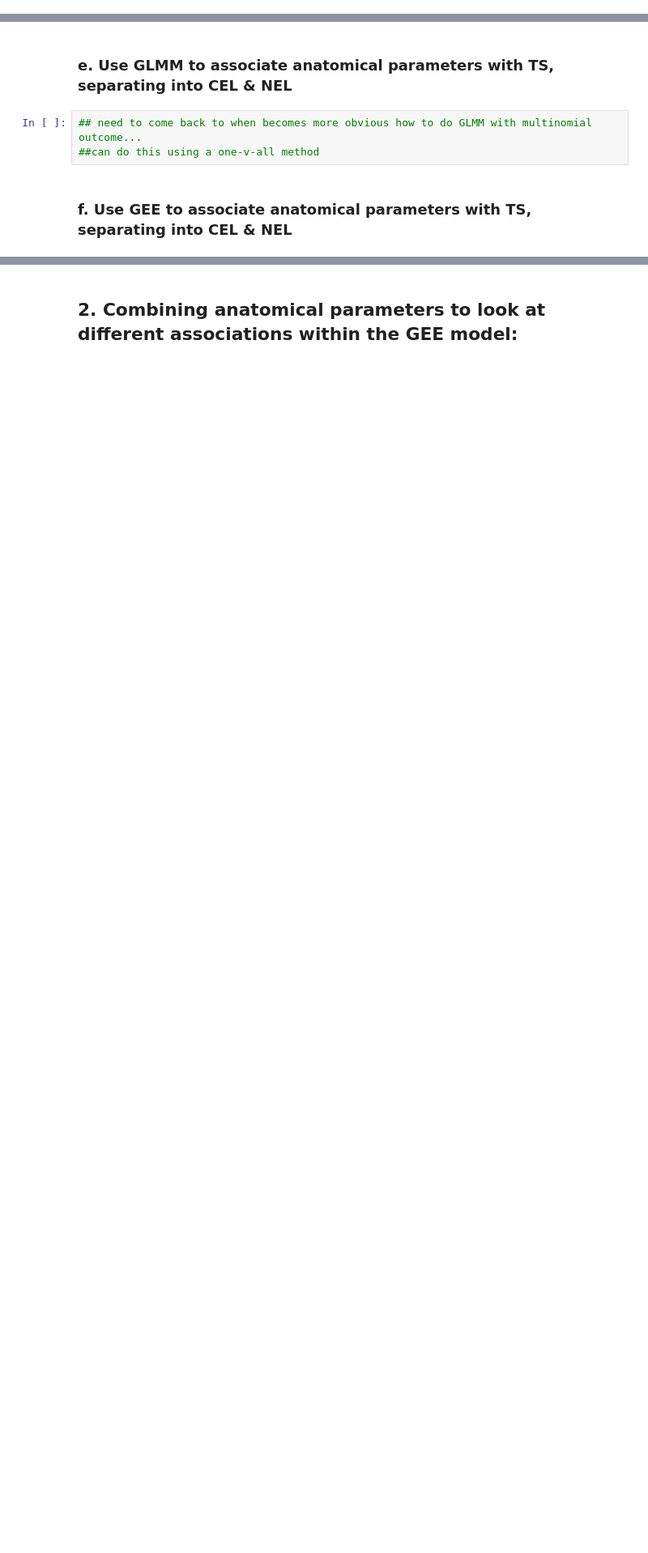
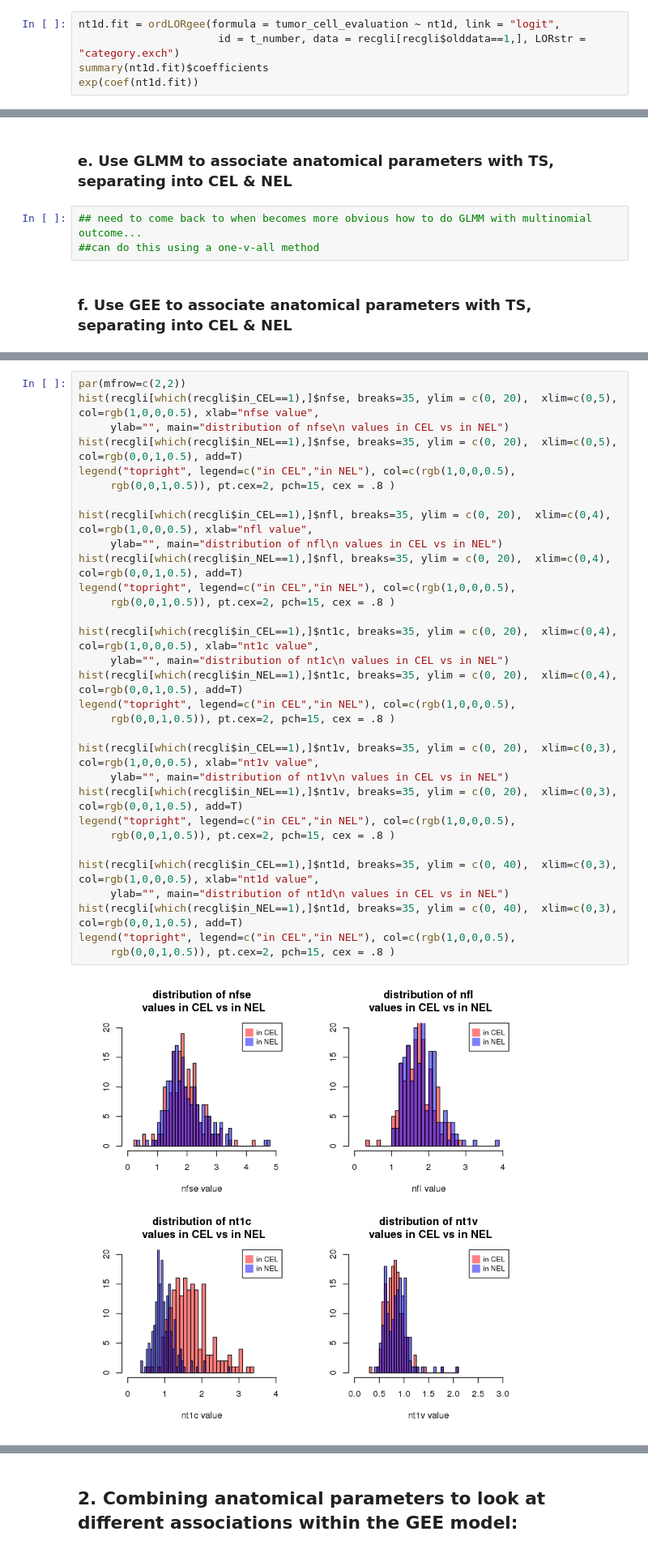
Before and after one commit to julclu/DataWrangling, a Jupyter notebook: AnalyzeData/AllBiopsies/DataSummary_TumorScore_Anatomical.ipynb, the cells around one changed output, grey strips where cells are left out. Shown at 81% size. Drawn from its saved outputs; the diff is of its cells as text; blank space fills up the shorter version.

```diff
--- a/AnalyzeData/AllBiopsies/DataSummary_TumorScore_Anatomical.ipynb
+++ b/AnalyzeData/AllBiopsies/DataSummary_TumorScore_Anatomical.ipynb
@@ -180,0 +405,5 @@ summary(nt1v.fit)$coefficients
+# %%
+nt1d.fit = ordLORgee(formula = tumor_cell_evaluation ~ nt1d, link = "logit",
+                      id = t_number, data = recgli[recgli$olddata==1,], LORstr = "category.exch")
+summary(nt1d.fit)$coefficients
+exp(coef(nt1d.fit))
@@ -224,0 +463,33 @@ head(recgli)
+# %%
+par(mfrow=c(2,2))
+hist(recgli[which(recgli$in_CEL==1),]$nfse, breaks=35, ylim = c(0, 20),  xlim=c(0,5), col=rgb(1,0,0,0.5), xlab="nfse value",
+     ylab="", main="distribution of nfse\n values in CEL vs in NEL")
+hist(recgli[which(recgli$in_NEL==1),]$nfse, breaks=35, ylim = c(0, 20),  xlim=c(0,5), col=rgb(0,0,1,0.5), add=T)
+legend("topright", legend=c("in CEL","in NEL"), col=c(rgb(1,0,0,0.5),
+     rgb(0,0,1,0.5)), pt.cex=2, pch=15, cex = .8 )
+
+hist(recgli[which(recgli$in_CEL==1),]$nfl, breaks=35, ylim = c(0, 20),  xlim=c(0,4), col=rgb(1,0,0,0.5), xlab="nfl value",
+     ylab="", main="distribution of nfl\n values in CEL vs in NEL")
+hist(recgli[which(recgli$in_NEL==1),]$nfl, breaks=35, ylim = c(0, 20),  xlim=c(0,4), col=rgb(0,0,1,0.5), add=T)
+legend("topright", legend=c("in CEL","in NEL"), col=c(rgb(1,0,0,0.5),
+     rgb(0,0,1,0.5)), pt.cex=2, pch=15, cex = .8 )
+
+hist(recgli[which(recgli$in_CEL==1),]$nt1c, breaks=35, ylim = c(0, 20),  xlim=c(0,4), col=rgb(1,0,0,0.5), xlab="nt1c value",
+     ylab="", main="distribution of nt1c\n values in CEL vs in NEL")
+hist(recgli[which(recgli$in_NEL==1),]$nt1c, breaks=35, ylim = c(0, 20),  xlim=c(0,4), col=rgb(0,0,1,0.5), add=T)
+legend("topright", legend=c("in CEL","in NEL"), col=c(rgb(1,0,0,0.5),
+     rgb(0,0,1,0.5)), pt.cex=2, pch=15, cex = .8 )
+
+hist(recgli[which(recgli$in_CEL==1),]$nt1v, breaks=35, ylim = c(0, 20),  xlim=c(0,3), col=rgb(1,0,0,0.5), xlab="nt1v value",
+     ylab="", main="distribution of nt1v\n values in CEL vs in NEL")
+hist(recgli[which(recgli$in_NEL==1),]$nt1v, breaks=35, ylim = c(0, 20),  xlim=c(0,3), col=rgb(0,0,1,0.5), add=T)
+legend("topright", legend=c("in CEL","in NEL"), col=c(rgb(1,0,0,0.5),
+     rgb(0,0,1,0.5)), pt.cex=2, pch=15, cex = .8 )
+
+hist(recgli[which(recgli$in_CEL==1),]$nt1d, breaks=35, ylim = c(0, 40),  xlim=c(0,3), col=rgb(1,0,0,0.5), xlab="nt1d value",
+     ylab="", main="distribution of nt1d\n values in CEL vs in NEL")
+hist(recgli[which(recgli$in_NEL==1),]$nt1d, breaks=35, ylim = c(0, 40),  xlim=c(0,3), col=rgb(0,0,1,0.5), add=T)
+legend("topright", legend=c("in CEL","in NEL"), col=c(rgb(1,0,0,0.5),
+     rgb(0,0,1,0.5)), pt.cex=2, pch=15, cex = .8 )
+# %% [output]
+[figure, added]
```
Also changed, not shown: parts of 52 cells of this notebook, 23 other files.
